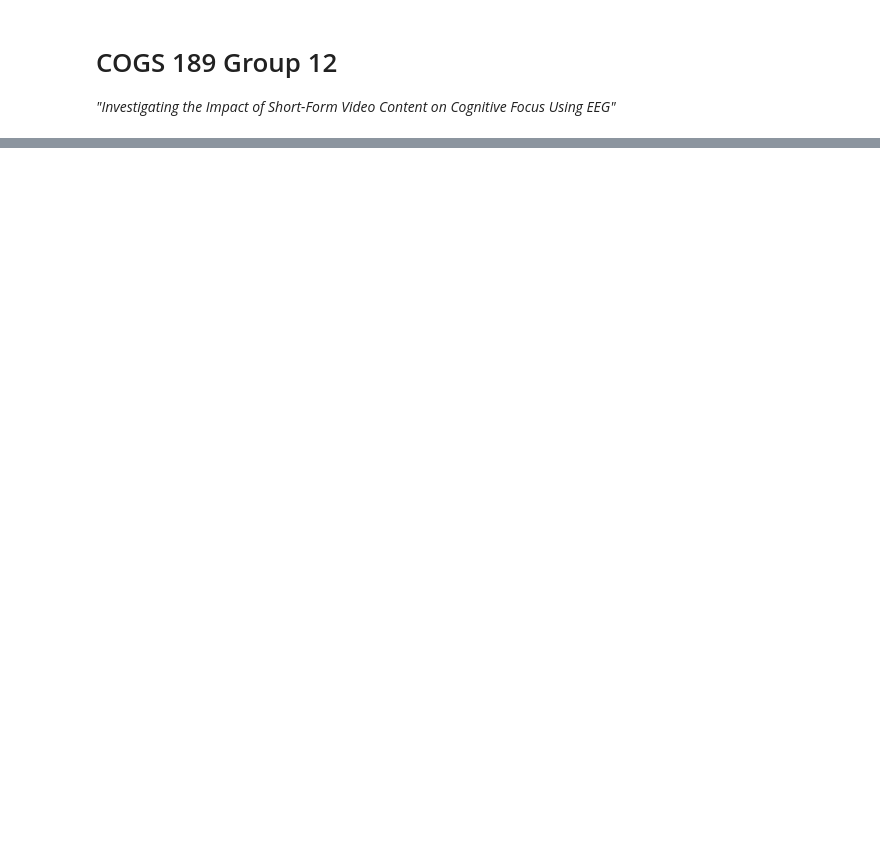
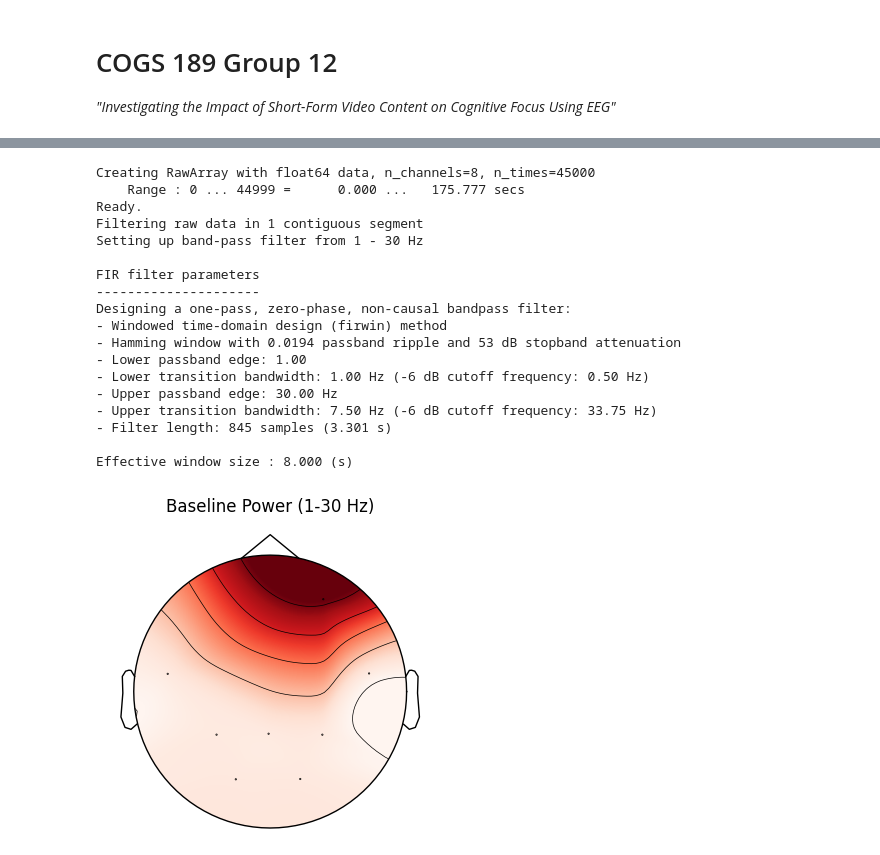
Before and after one commit to kkatevu/COGS189---Final-Project, a Jupyter notebook: COGS189/project_meat/Notebooks/eeg_data_analysis.ipynb, the cells around one changed output, grey strips where cells are left out. Saved outputs shown, nothing was run; the diff lists cells and outputs as text; code cells hidden in the pictures; blank space fills up the shorter version.

```diff
--- a/COGS189/project_meat/Notebooks/eeg_data_analysis.ipynb
+++ b/COGS189/project_meat/Notebooks/eeg_data_analysis.ipynb
@@ -20,40 +40,63 @@ channel_names_mne = [rename_dict[ch] if ch in rename_dict else ch
 channel_types = ["eeg"] * len(channel_names_mne)
 
 # Example sampling rate (adjust to your actual data)
-sfreq = 250.0
+sfreq = 256.0  # Updated to match EEG data
 
 # Create MNE info
 info = mne.create_info(ch_names=channel_names_mne, sfreq=sfreq, ch_types=channel_types)
 
 # Attach a standard 10-20 montage
 montage = mne.channels.make_standard_montage("standard_1020")
 info.set_montage(montage)
 
 # --------------------------------------------------------
-# 2) LOAD YOUR EEG DATA (shape = [n_channels, n_times])
-#    Suppose it's from a single stage (e.g., Baseline)
+# 2) LOAD EEG DATA (shape = [n_channels, n_times])
 # --------------------------------------------------------
-data = np.load("my_baseline_data.npy")
-# Make sure data is shape (8, n_times). If not, transpose.
+eeg_data = np.load("../data/eric/eeg/eeg_eric_session_1.npy")  # Use provided EEG data
+
+# Ensure data shape is (8, n_times) by selecting relevant channels
+data = eeg_data[:len(channel_names_mne), :]  # Take only first 8 channels
 
 # --------------------------------------------------------
 # 3) Create a RawArray. If needed, do additional preprocessing.
 # --------------------------------------------------------
 raw = mne.io.RawArray(data, info)
 
-# Optional: e.g. filter 1-30 Hz
-# raw.filter(1, 30)
+# Optional: Apply bandpass filter (1-30 Hz)
+raw.filter(1, 30)
 
 # --------------------------------------------------------
 # 4) Compute a measure for topoplot (e.g., average power in 1-30 Hz)
 # --------------------------------------------------------
-psds, freqs = mne.time_frequency.psd_welch(raw, fmin=1, fmax=30)
-mean_psd = psds.mean(axis=1)  # average across frequencies => shape (8,)
+psd = raw.compute_psd(fmin=1, fmax=30, method="welch")
+freqs = psd.freqs  # Get frequency values
+psds = psd.get_data()  # Get PSD data
+mean_psd = psds.mean(axis=1)  # Average across frequencies => shape (8,)
 
 # --------------------------------------------------------
 # 5) Plot topomap
 # --------------------------------------------------------
 fig, ax = plt.subplots(figsize=(5, 4))
 mne.viz.plot_topomap(mean_psd, raw.info, axes=ax, show=False)
 ax.set_title("Baseline Power (1-30 Hz)")
 plt.show()
+# %% [output]
+Creating RawArray with float64 data, n_channels=8, n_times=45000
+    Range : 0 ... 44999 =      0.000 ...   175.777 secs
+Ready.
+Filtering raw data in 1 contiguous segment
+Setting up band-pass filter from 1 - 30 Hz
+
+FIR filter parameters
+---------------------
+Designing a one-pass, zero-phase, non-causal bandpass filter:
+- Windowed time-domain design (firwin) method
+- Hamming window with 0.0194 passband ripple and 53 dB stopband attenuation
+- Lower passband edge: 1.00
+- Lower transition bandwidth: 1.00 Hz (-6 dB cutoff frequency: 0.50 Hz)
+- Upper passband edge: 30.00 Hz
+- Upper transition bandwidth: 7.50 Hz (-6 dB cutoff frequency: 33.75 Hz)
+- Filter length: 845 samples (3.301 s)
+
+Effective window size : 8.000 (s)
+[figure, added]
```
Also changed, not shown: parts of 1 cell of this notebook.
